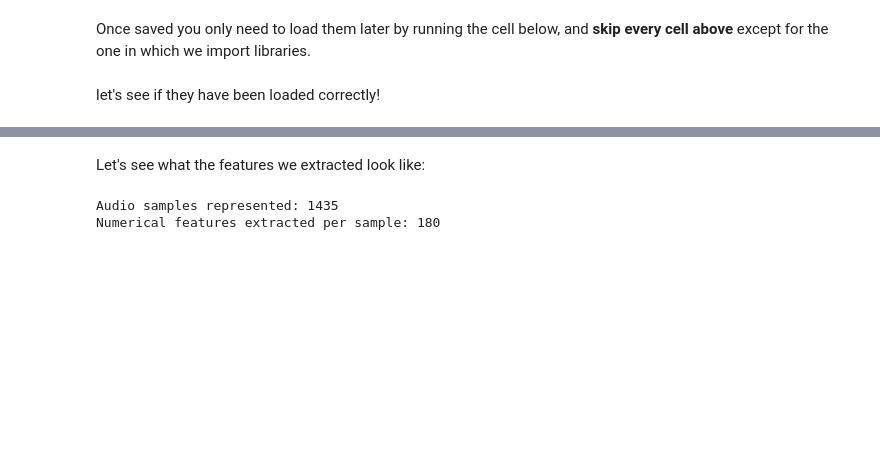
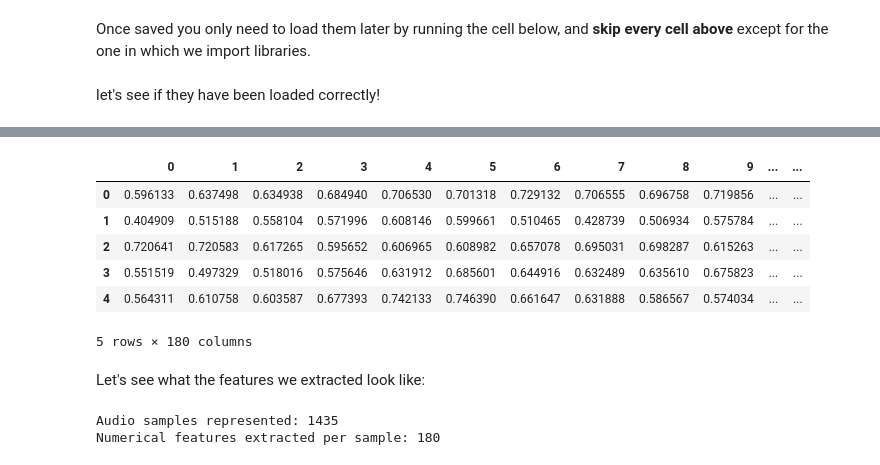
Before and after one commit to goose2711/Week4-Neural_Network, a Jupyter notebook: Week4__Neural_Networks.ipynb, the cells around one changed output, grey strips where cells are left out. Cells and saved outputs as stored; diff of their text form; code cells hidden in the pictures; blank space fills up the shorter version.

```diff
--- a/Week4__Neural_Networks.ipynb
+++ b/Week4__Neural_Networks.ipynb
@@ -237,4 +239,14 @@ features.head()
 5 rows × 180 columns
+# %%
+featuresMerged.head()
+# %% [output]
+|  | 0 | 1 | 2 | 3 | 4 | 5 | 6 | 7 | 8 | 9 | ... | ... |
+| 0 | 0.596133 | 0.637498 | 0.634938 | 0.684940 | 0.706530 | 0.701318 | 0.729132 | 0.706555 | 0.696758 | 0.719856 | ... | ... |
+| 1 | 0.404909 | 0.515188 | 0.558104 | 0.571996 | 0.608146 | 0.599661 | 0.510465 | 0.428739 | 0.506934 | 0.575784 | ... | ... |
+| 2 | 0.720641 | 0.720583 | 0.617265 | 0.595652 | 0.606965 | 0.608982 | 0.657078 | 0.695031 | 0.698287 | 0.615263 | ... | ... |
+| 3 | 0.551519 | 0.497329 | 0.518016 | 0.575646 | 0.631912 | 0.685601 | 0.644916 | 0.632489 | 0.635610 | 0.675823 | ... | ... |
+| 4 | 0.564311 | 0.610758 | 0.603587 | 0.677393 | 0.742133 | 0.746390 | 0.661647 | 0.631888 | 0.586567 | 0.574034 | ... | ... |
+5 rows × 180 columns
 # %% [markdown]
 Let's see what the features we extracted look like:
 # %%
```
Also changed, not shown: parts of 13 cells of this notebook.
